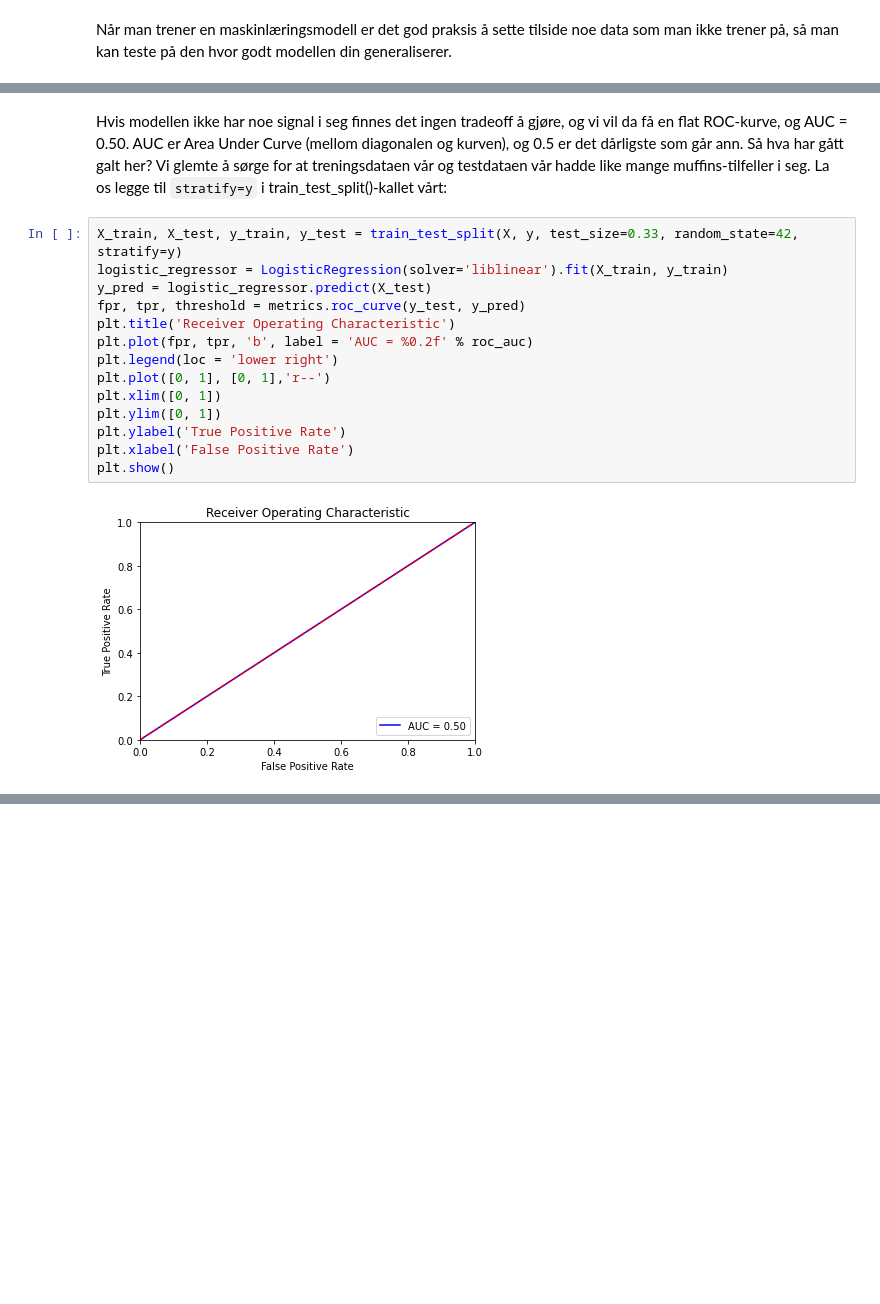
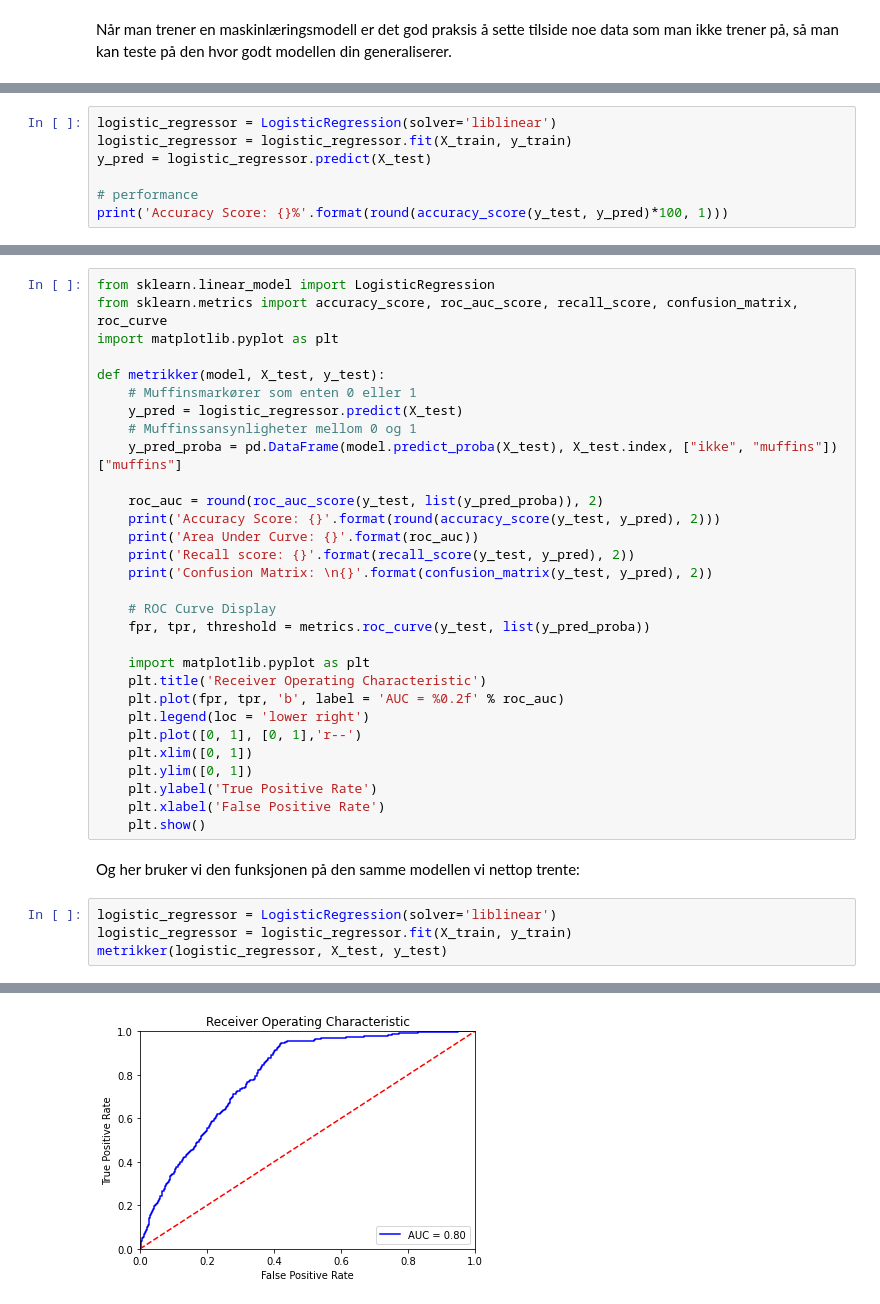
Before and after one commit to odaon/muffins-ai-motor, a Jupyter notebook: maskinlæring.ipynb, the cells around one changed output, grey strips where cells are left out. Drawn from its saved outputs; the diff is of its cells as text; blank space fills up the shorter version.

```diff
--- a/maskinlæring.ipynb
+++ b/maskinlæring.ipynb
@@ -51,0 +55,7 @@ Accuracy: 93.97%
+# %%
+logistic_regressor = LogisticRegression(solver='liblinear')
+logistic_regressor = logistic_regressor.fit(X_train, y_train)
+y_pred = logistic_regressor.predict(X_test)
+
+# performance
+print('Accuracy Score: {}%'.format(round(accuracy_score(y_test, y_pred)*100, 1)))
@@ -99,18 +79,37 @@ plt.show()
-# %% [markdown]
-Hvis modellen ikke har noe signal i seg finnes det ingen tradeoff å gjøre, og vi vil da få en flat ROC-kurve, og AUC = 0.50. AUC er Area Under Curve (mellom diagonalen og kurven), og 0.5 er det dårligste som går ann. Så hva har gått galt her? Vi glemte å sørge for at treningsdataen vår og testdataen vår hadde like mange muffins-tilfeller i seg. La os legge til `stratify=y` i train_test_split()-kallet vårt:
-# %%
-X_train, X_test, y_train, y_test = train_test_split(X, y, test_size=0.33, random_state=42, stratify=y)
-logistic_regressor = LogisticRegression(solver='liblinear').fit(X_train, y_train)
-y_pred = logistic_regressor.predict(X_test)
-fpr, tpr, threshold = metrics.roc_curve(y_test, y_pred)
-plt.title('Receiver Operating Characteristic')
-plt.plot(fpr, tpr, 'b', label = 'AUC = %0.2f' % roc_auc)
-plt.legend(loc = 'lower right')
-plt.plot([0, 1], [0, 1],'r--')
-plt.xlim([0, 1])
-plt.ylim([0, 1])
-plt.ylabel('True Positive Rate')
-plt.xlabel('False Positive Rate')
-plt.show()
-# %% [output]
-[figure, removed]
+# %%
+from sklearn.linear_model import LogisticRegression
+from sklearn.metrics import accuracy_score, roc_auc_score, recall_score, confusion_matrix, roc_curve
+import matplotlib.pyplot as plt
+
+def metrikker(model, X_test, y_test):
+    # Muffinsmarkører som enten 0 eller 1
+    y_pred = logistic_regressor.predict(X_test)
+    # Muffinssansynligheter mellom 0 og 1
+    y_pred_proba = pd.DataFrame(model.predict_proba(X_test), X_test.index, ["ikke", "muffins"])["muffins"]
+
+    roc_auc = round(roc_auc_score(y_test, list(y_pred_proba)), 2)
+    print('Accuracy Score: {}'.format(round(accuracy_score(y_test, y_pred), 2)))
+    print('Area Under Curve: {}'.format(roc_auc))
+    print('Recall score: {}'.format(recall_score(y_test, y_pred), 2))
+    print('Confusion Matrix: \n{}'.format(confusion_matrix(y_test, y_pred), 2))
+
+    # ROC Curve Display
+    fpr, tpr, threshold = metrics.roc_curve(y_test, list(y_pred_proba))
+
+    import matplotlib.pyplot as plt
+    plt.title('Receiver Operating Characteristic')
+    plt.plot(fpr, tpr, 'b', label = 'AUC = %0.2f' % roc_auc)
+    plt.legend(loc = 'lower right')
+    plt.plot([0, 1], [0, 1],'r--')
+    plt.xlim([0, 1])
+    plt.ylim([0, 1])
+    plt.ylabel('True Positive Rate')
+    plt.xlabel('False Positive Rate')
+    plt.show()
+# %% [markdown]
+Og her bruker vi den funksjonen på den samme modellen vi nettop trente:
+# %%
+logistic_regressor = LogisticRegression(solver='liblinear')
+logistic_regressor = logistic_regressor.fit(X_train, y_train)
+metrikker(logistic_regressor, X_test, y_test)
+# %% [output]
@@ -116,0 +122 @@ plt.show()
+[figure, added]
```
Also changed, not shown: parts of 24 cells of this notebook.
